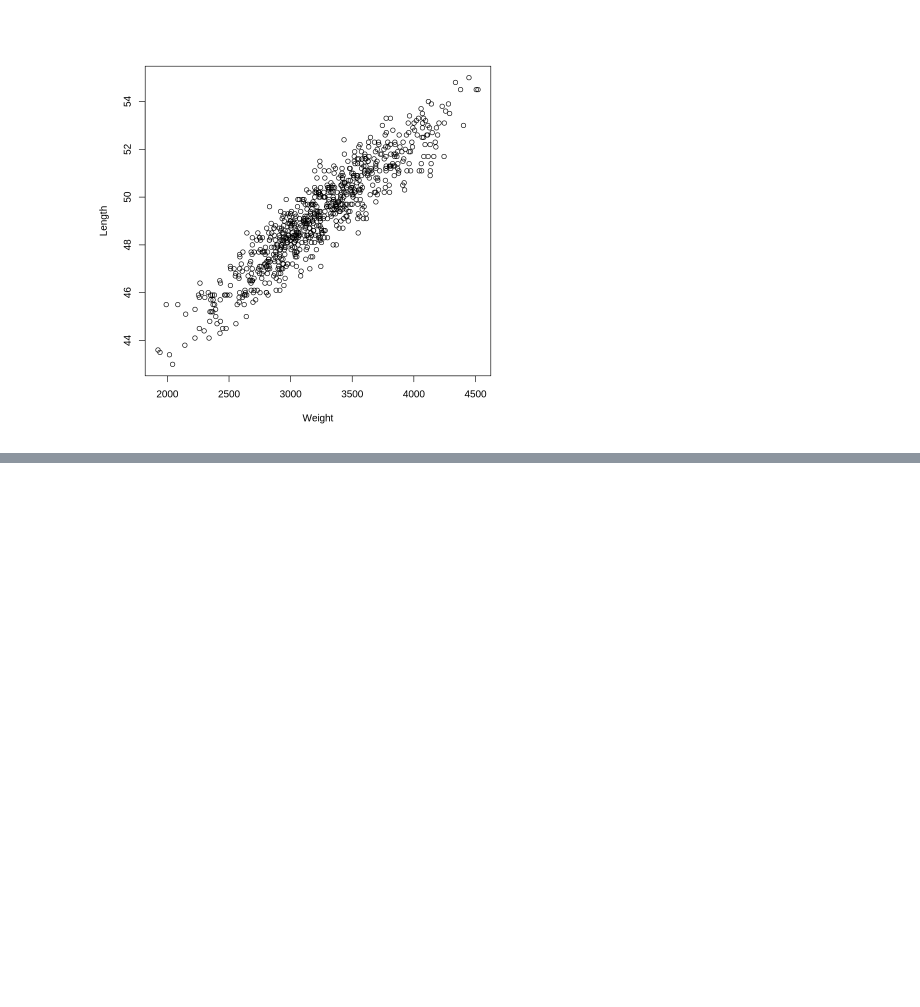
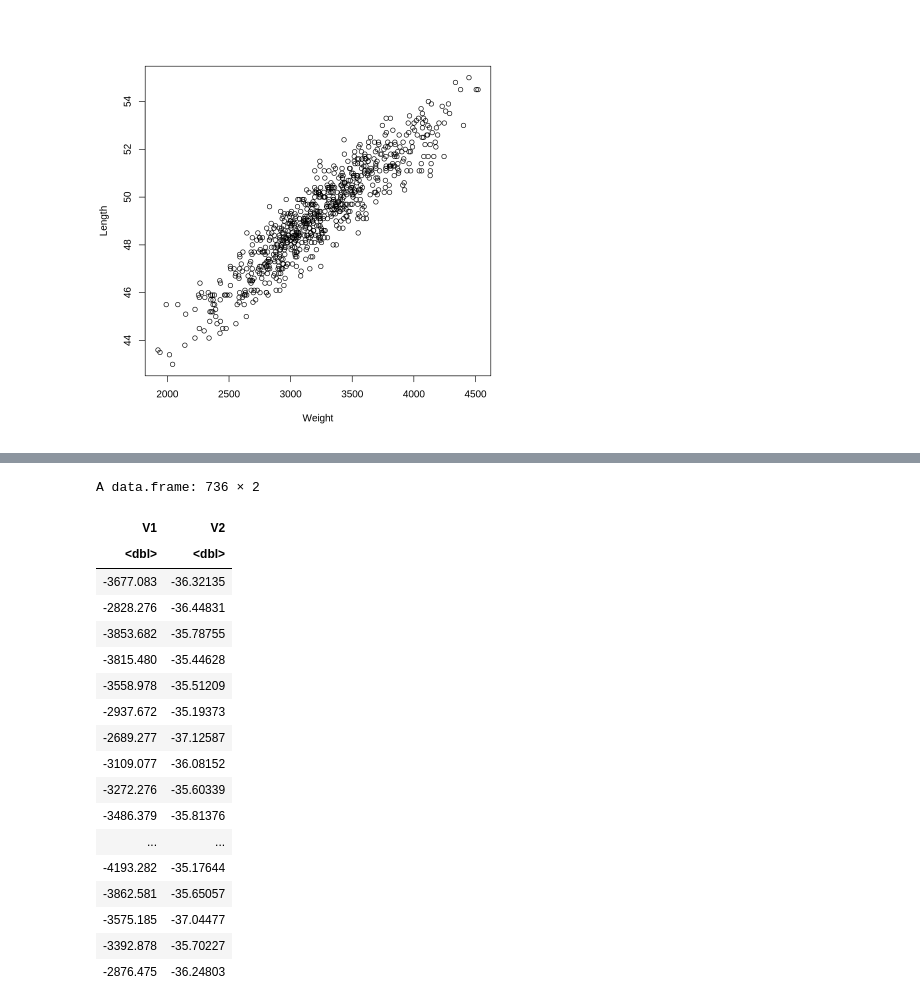
Before and after one commit to PGrabinski/statistical-learning-uwr, a Jupyter notebook: List 1/P1.ipynb, the cells around one changed output, grey strips where cells are left out. Drawn from its saved outputs; the diff is of its cells as text; code cells hidden in the pictures; blank space fills up the shorter version.

```diff
--- a/List 1/P1.ipynb
+++ b/List 1/P1.ipynb
@@ -101,0 +128,23 @@ Traceback:
+# %%
+children_data_ptransformed <- as.data.frame(as.matrix(children_data) %*% decomposition$vectors)
+children_data_ptransformed
+# %% [output]
+A data.frame: 736 × 2
+| V1 | V2 |
+| <dbl> | <dbl> |
+| -3677.083 | -36.32135 |
+| -2828.276 | -36.44831 |
+| -3853.682 | -35.78755 |
+| -3815.480 | -35.44628 |
+| -3558.978 | -35.51209 |
+| -2937.672 | -35.19373 |
+| -2689.277 | -37.12587 |
+| -3109.077 | -36.08152 |
+| -3272.276 | -35.60339 |
+| -3486.379 | -35.81376 |
+| ... | ... |
+| -4193.282 | -35.17644 |
+| -3862.581 | -35.65057 |
+| -3575.185 | -37.04477 |
+| -3392.878 | -35.70227 |
+| -2876.475 | -36.24803 |
```
Also changed, not shown: parts of 12 cells of this notebook.
